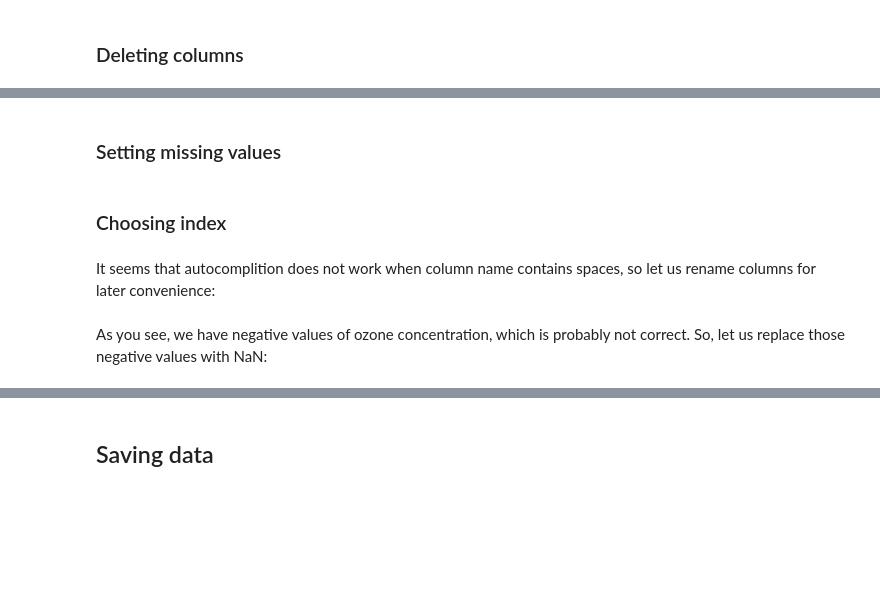
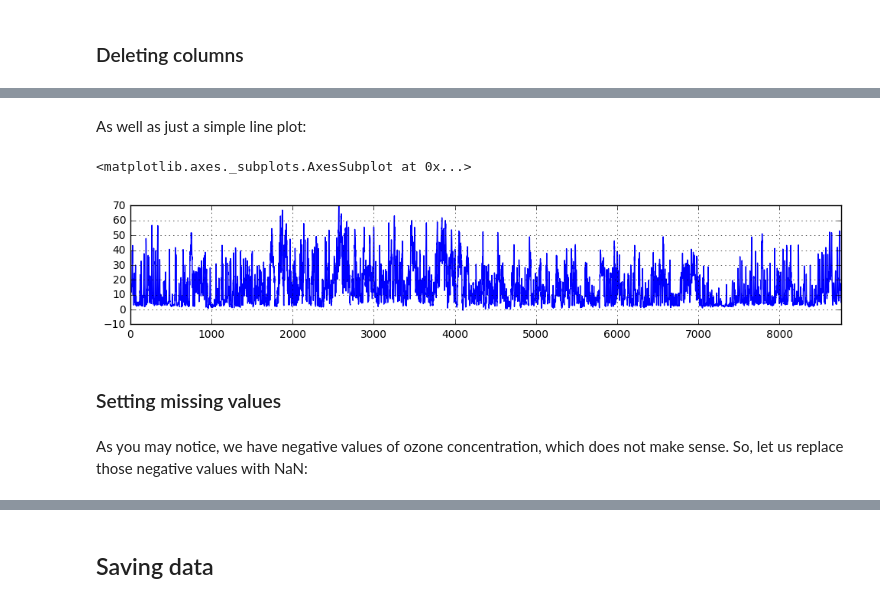
Before and after one commit to ueapy/enveast_python_course_materials, a Jupyter notebook: Day_2/17-Pandas-Intro.ipynb, the cells around one changed output, grey strips where cells are left out. Drawn from its saved outputs; the diff is of its cells as text; code cells hidden in the pictures; blank space fills up the shorter version.

```diff
--- a/Day_2/17-Pandas-Intro.ipynb
+++ b/Day_2/17-Pandas-Intro.ipynb
@@ -66,6 +281,9 @@ df.Ozone.values
+# %% [markdown]
+As well as just a simple line plot:
+# %%
+air_quality.O3.plot(grid=True, figsize=(12, 2))
+# %% [output]
+<matplotlib.axes._subplots.AxesSubplot at 0x...>
+[figure, added]
 # %% [markdown]
 ### Setting missing values
-# %% [markdown]
-### Choosing index
-# %% [markdown]
-It seems that autocomplition does not work when column name contains spaces, so let us rename columns for later convenience:
@@ -81,2 +290,2 @@ df.columns
 # %% [markdown]
-As you see, we have negative values of ozone concentration, which is probably not correct. So, let us replace those negative values with NaN:
+As you may notice, we have negative values of ozone concentration, which does not make sense. So, let us replace those negative values with NaN:
```
Also changed, not shown: parts of 73 cells of this notebook.
